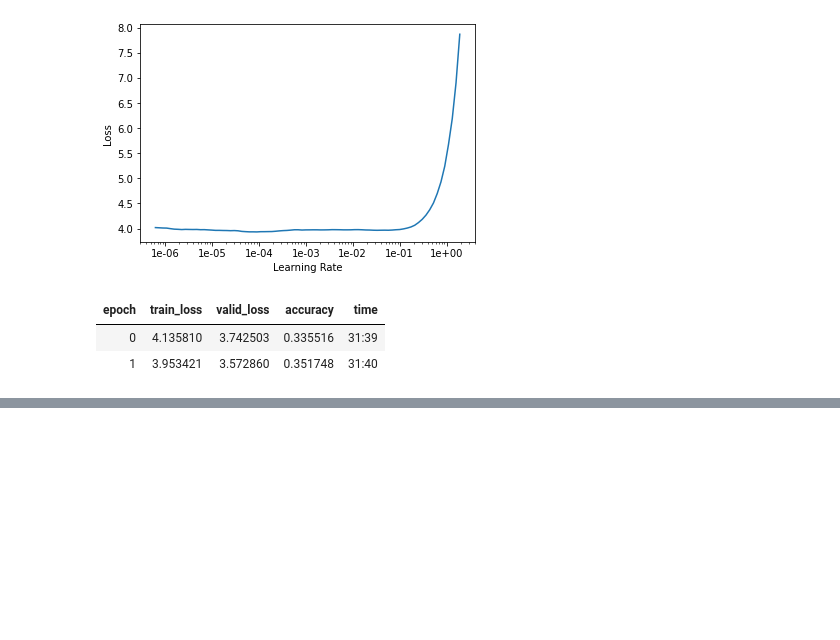
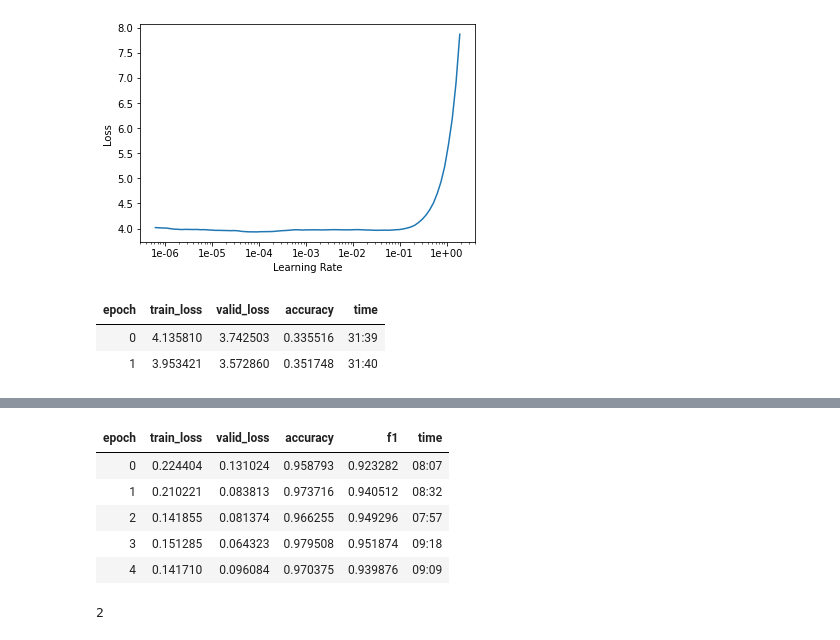
Before and after one commit to deep1401/TSEC_Fake_news, a Jupyter notebook: Fake_news.ipynb, the cells around one changed output, grey strips where cells are left out. Saved outputs shown, nothing was run; the diff lists cells and outputs as text; code cells hidden in the pictures; blank space fills up the shorter version.

```diff
--- a/Fake_news.ipynb
+++ b/Fake_news.ipynb
@@ -173,0 +259,11 @@ learn_lm_news.save_encoder('/content/drive/My Drive/Fake News/news_finetuned_enc
+# %%
+lr = 1e-4
+# %%
+learn_news_cl.fit_one_cycle(5,lr, moms=(0.8,0.7))
+# %% [output]
+| epoch | train_loss | valid_loss | accuracy | f1 | time |
+| 0 | 0.224404 | 0.131024 | 0.958793 | 0.923282 | 08:07 |
+| 1 | 0.210221 | 0.083813 | 0.973716 | 0.940512 | 08:32 |
+| 2 | 0.141855 | 0.081374 | 0.966255 | 0.949296 | 07:57 |
+| 3 | 0.151285 | 0.064323 | 0.979508 | 0.951874 | 09:18 |
+| 4 | 0.141710 | 0.096084 | 0.970375 | 0.939876 | 09:09 |
@@ -173,0 +273,4 @@ learn_lm_news.save_encoder('/content/drive/My Drive/Fake News/news_finetuned_enc
+# %%
+learn_news_cl.data.c
+# %% [output]
+2
```
Also changed, not shown: parts of 21 cells of this notebook.
